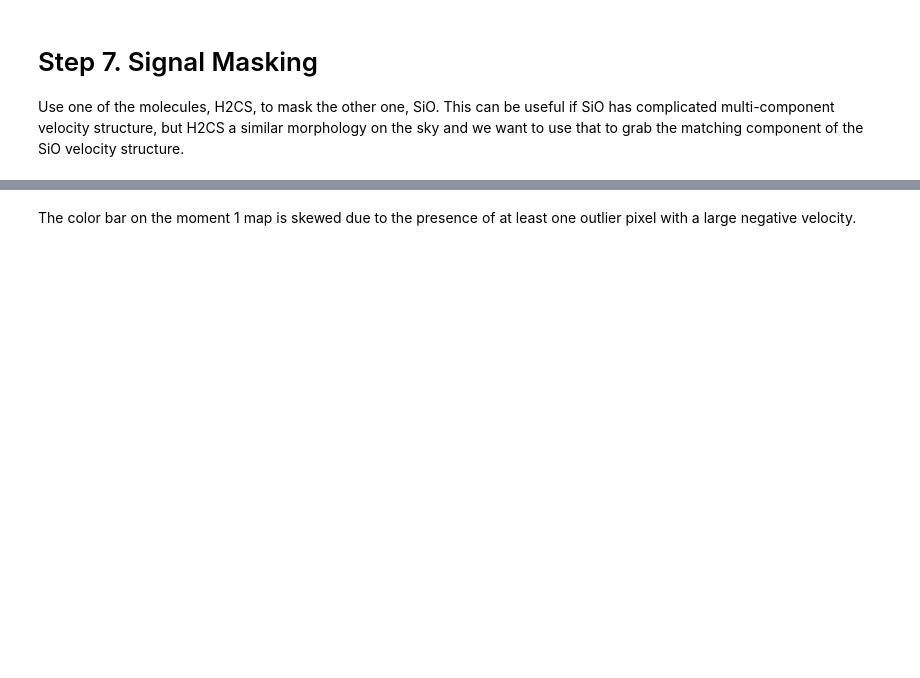
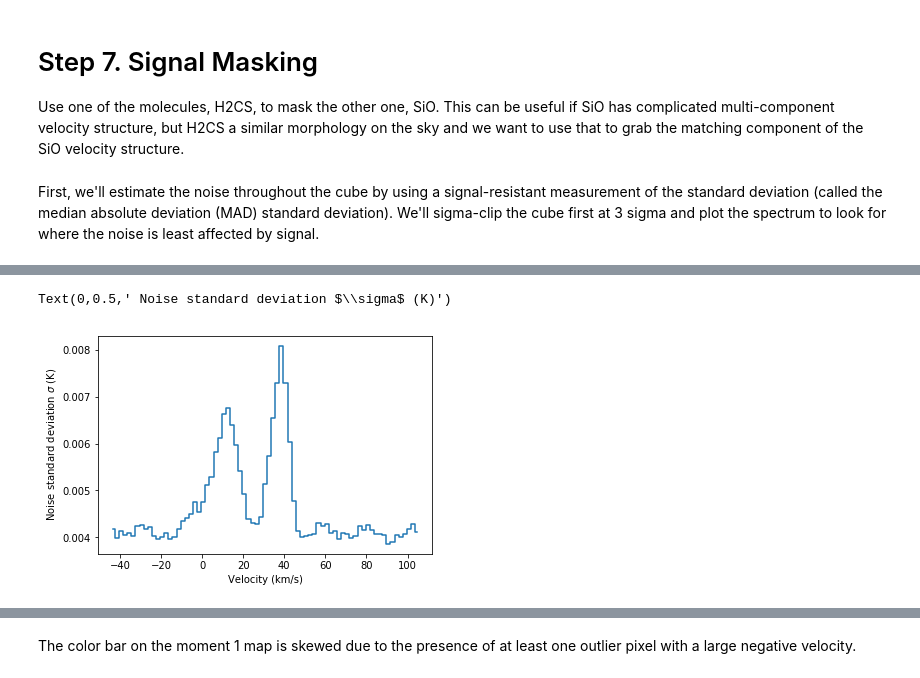
Before and after one commit to abulatek/brick, a Jupyter notebook: first_results/SpectralCubeReprojectExample.ipynb, the cells around one changed output, grey strips where cells are left out. Saved outputs shown, nothing was run; the diff lists cells and outputs as text; code cells hidden in the pictures; blank space fills up the shorter version.

Commit message:
Changed noise estimation, added annotations to reprojection notebook

```diff
--- a/first_results/SpectralCubeReprojectExample.ipynb
+++ b/first_results/SpectralCubeReprojectExample.ipynb
@@ -262,5 +262,16 @@ cube2vel_reproj[:,125,125].quicklook()
 # %% [markdown]
 # Step 7. Signal Masking
 Use one of the molecules, H2CS, to mask the other one, SiO.  This can be useful if SiO has complicated multi-component velocity structure, but H2CS a similar morphology on the sky and we want to use that to grab the matching component of the SiO velocity structure.
+# %% [markdown]
+First, we'll estimate the noise throughout the cube by using a signal-resistant measurement of the standard deviation (called the median absolute deviation (MAD) standard deviation). We'll sigma-clip the cube first at 3 sigma and plot the spectrum to look for where the noise is least affected by signal.
 # %%
 import matplotlib.pyplot as plt
+# %%
+# Make signal mask out of template molecule cube, in noise-free area (should be flat)
+cube_sclip = cube1vel.sigma_clip_spectrally(3)
+mad_std_spectrum_sclip = cube_sclip.mad_std(axis=(1, 2))
+plt.plot(mad_std_spectrum_sclip.spectral_axis.value, mad_std_spectrum_sclip.value,
+         drawstyle='steps-mid')
+plt.xlabel('Velocity (km/s)')
+plt.ylabel(r' Noise standard deviation $\sigma$ (K)')
+# %% [output]
@@ -266,0 +280,2 @@ import matplotlib.pyplot as plt
+Text(0,0.5,' Noise standard deviation $\\sigma$ (K)')
+[figure, added]
```
Also changed, not shown: parts of 22 cells of this notebook.
